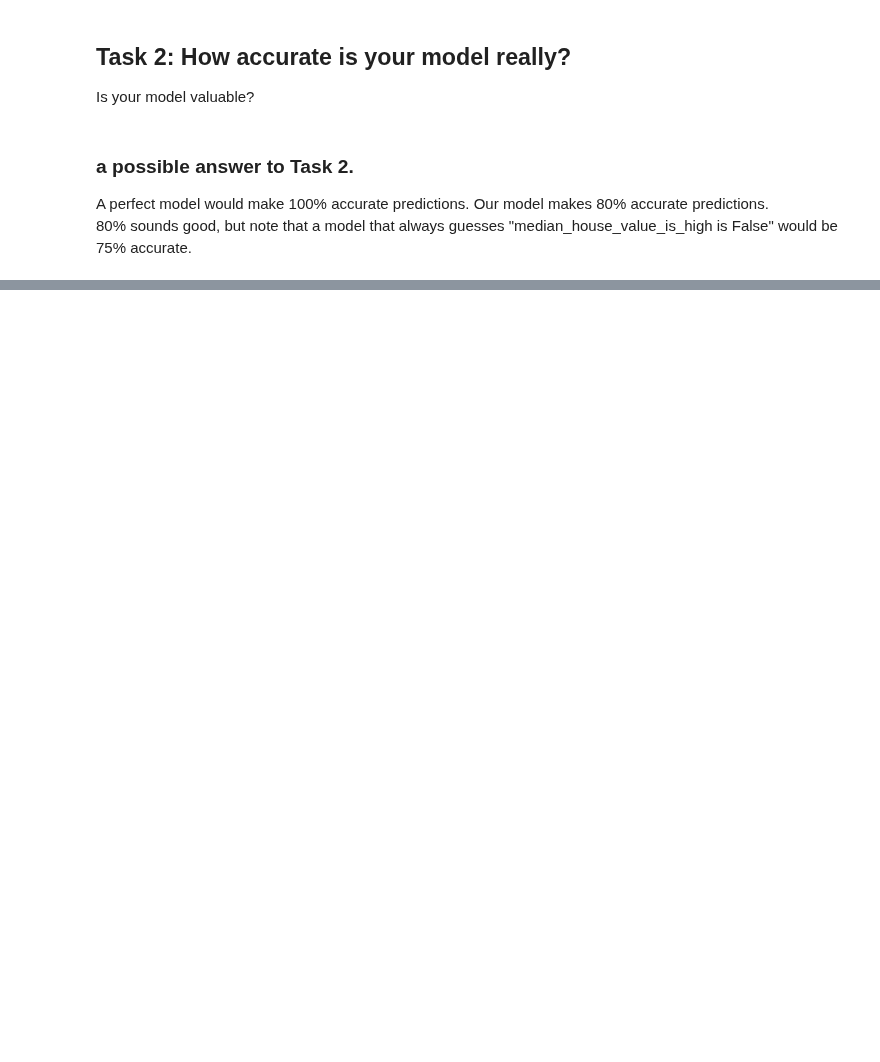
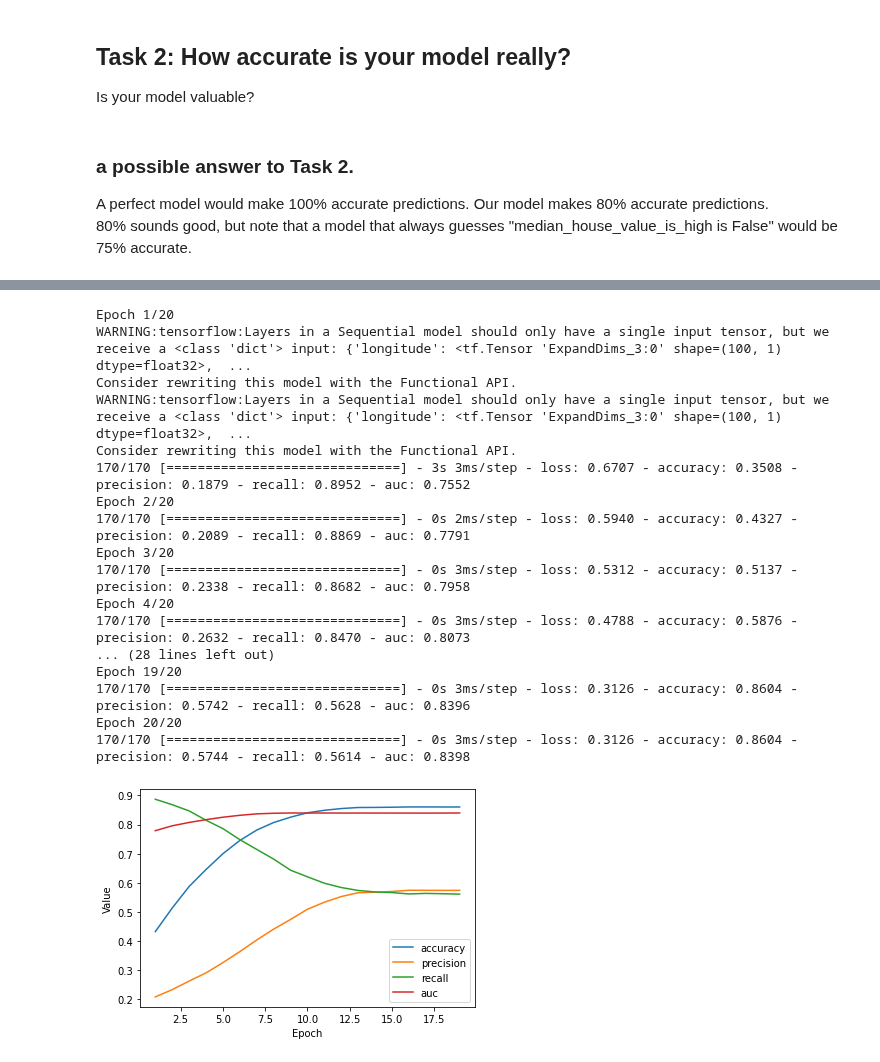
Before and after one commit to fasthill/google-ML-crash-course, a Jupyter notebook: binary classification.ipynb, the cells around one changed output, grey strips where cells are left out. Saved outputs shown, nothing was run; the diff lists cells and outputs as text; code cells hidden in the pictures; blank space fills up the shorter version.

```diff
--- a/binary classification.ipynb
+++ b/binary classification.ipynb
@@ -254,0 +391,39 @@ A perfect model would make 100% accurate predictions.  Our model makes 80% accur
+# %%
+learning_rate = 0.001
+epochs = 20
+batch_size = 100
+classification_threshold = 0.3
+label_name = "median_house_value_is_high"
+
+METRICS = [
+    tf.keras.metrics.BinaryAccuracy(threshold=classification_threshold, name='accuracy'),
+    tf.keras.metrics.Precision(thresholds=classification_threshold, name='precision'),
+    tf.keras.metrics.Recall(thresholds=classification_threshold, name='recall'),
+    tf.keras.metrics.AUC(num_thresholds=100, name='auc')
+]
+
+my_model = create_model(learning_rate, feature_layer, METRICS)
+
+epochs, hist = train_model(my_model, train_df_norm, epochs, label_name, batch_size)
+
+list_of_metrics_to_plot = ['accuracy', "precision", "recall", 'auc']
+plot_curve(epochs, hist, list_of_metrics_to_plot)
+# %% [output]
+Epoch 1/20
+WARNING:tensorflow:Layers in a Sequential model should only have a single input tensor, but we receive a <class 'dict'> input: {'longitude': <tf.Tensor 'ExpandDims_3:0' shape=(100, 1) dtype=float32>,  ...
+Consider rewriting this model with the Functional API.
+WARNING:tensorflow:Layers in a Sequential model should only have a single input tensor, but we receive a <class 'dict'> input: {'longitude': <tf.Tensor 'ExpandDims_3:0' shape=(100, 1) dtype=float32>,  ...
+Consider rewriting this model with the Functional API.
+170/170 [==============================] - 3s 3ms/step - loss: 0.6707 - accuracy: 0.3508 - precision: 0.1879 - recall: 0.8952 - auc: 0.7552
+Epoch 2/20
+170/170 [==============================] - 0s 2ms/step - loss: 0.5940 - accuracy: 0.4327 - precision: 0.2089 - recall: 0.8869 - auc: 0.7791
+Epoch 3/20
+170/170 [==============================] - 0s 3ms/step - loss: 0.5312 - accuracy: 0.5137 - precision: 0.2338 - recall: 0.8682 - auc: 0.7958
+Epoch 4/20
+170/170 [==============================] - 0s 3ms/step - loss: 0.4788 - accuracy: 0.5876 - precision: 0.2632 - recall: 0.8470 - auc: 0.8073
+... (28 lines left out)
+Epoch 19/20
+170/170 [==============================] - 0s 3ms/step - loss: 0.3126 - accuracy: 0.8604 - precision: 0.5742 - recall: 0.5628 - auc: 0.8396
+Epoch 20/20
+170/170 [==============================] - 0s 3ms/step - loss: 0.3126 - accuracy: 0.8604 - precision: 0.5744 - recall: 0.5614 - auc: 0.8398
+[figure, added]
```
Also changed, not shown: parts of 13 cells of this notebook.
